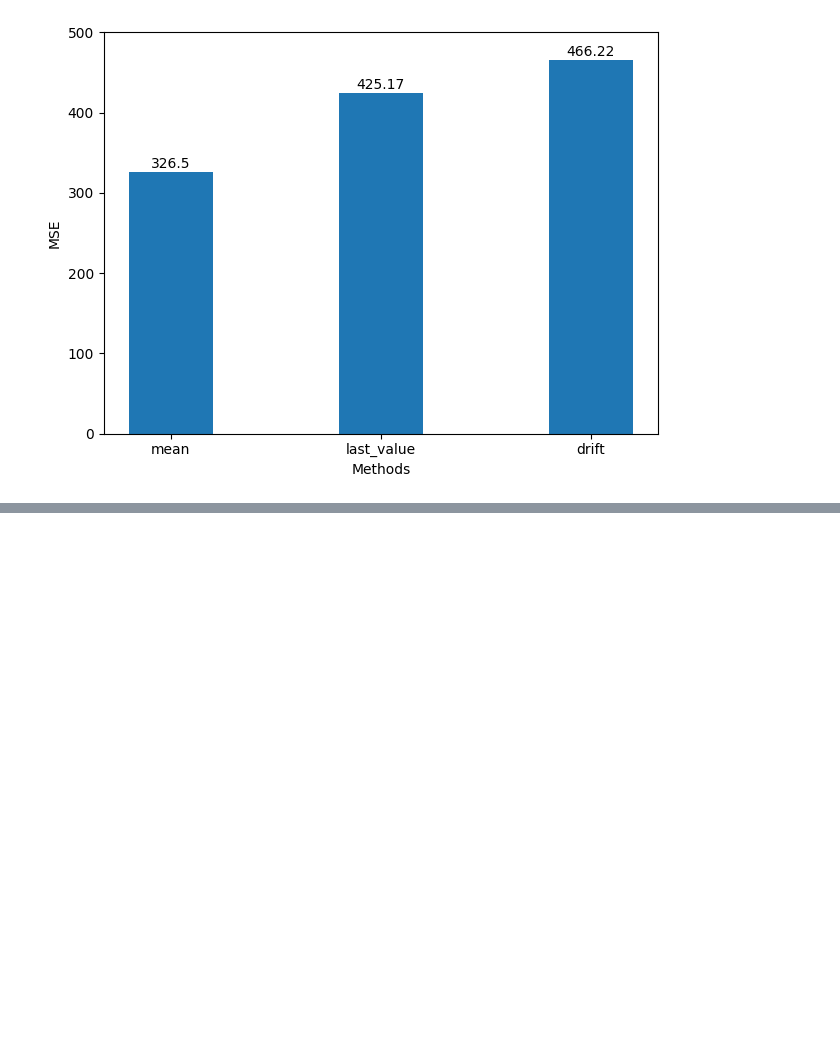
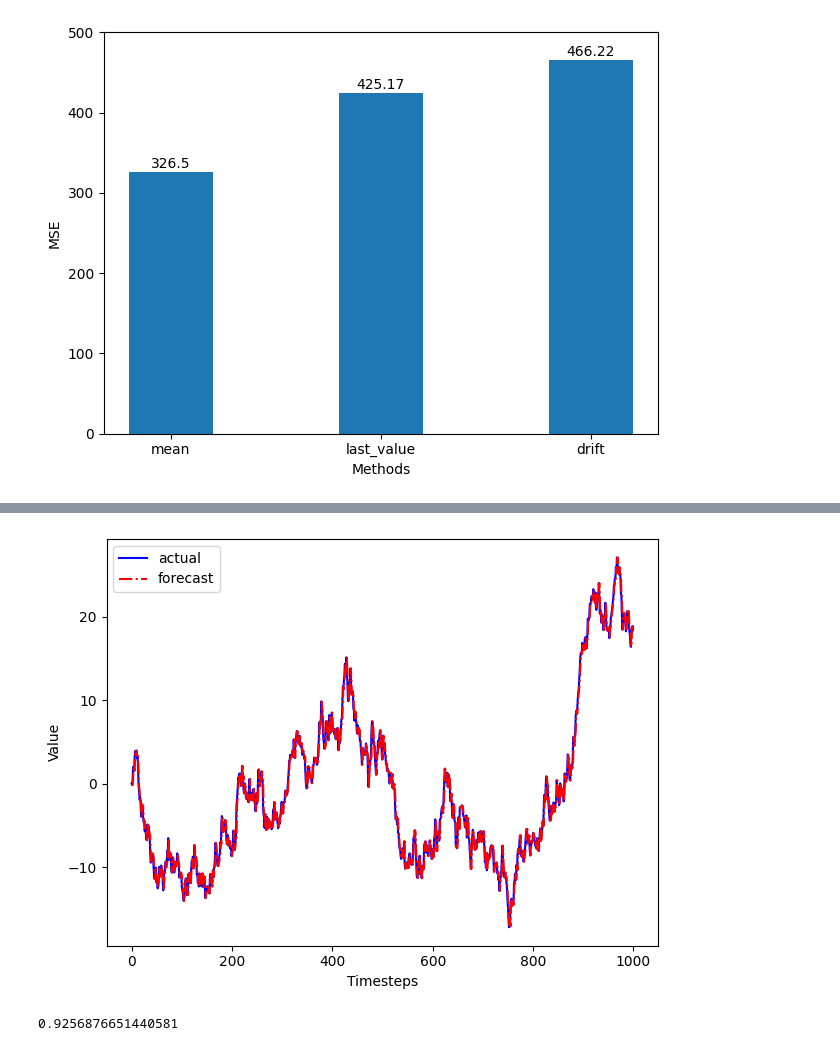
Before and after one commit to AleksandrMorozov123/Time-series-theory, a Jupyter notebook: time-series-theory.ipynb, the cells around one changed output, grey strips where cells are left out. Saved outputs shown, nothing was run; the diff lists cells and outputs as text; code cells hidden in the pictures; blank space fills up the shorter version.

```diff
--- a/time-series-theory.ipynb
+++ b/time-series-theory.ipynb
@@ -508,0 +511,3 @@ plt.tight_layout ()
+# %%
+df_shift = df.shift (periods = 1)
+df_shift.head ()
@@ -508,0 +521,20 @@ plt.tight_layout ()
+# %%
+fig, ax = plt.subplots ()
+
+ax.plot (df, 'b-', label = 'actual')
+ax.plot (df_shift, 'r-.', label = 'forecast')
+
+ax.legend (loc = 2)
+
+ax.set_xlabel ('Timesteps')
+ax.set_ylabel ('Value')
+
+plt.tight_layout ()
+# %% [output]
+[figure, added]
+# %%
+mse_one_step = mean_squared_error (test ['value'], df_shift [800:])
+
+mse_one_step
+# %% [output]
+0.9256876651440581
```
Also changed, not shown: parts of 5 cells of this notebook.
